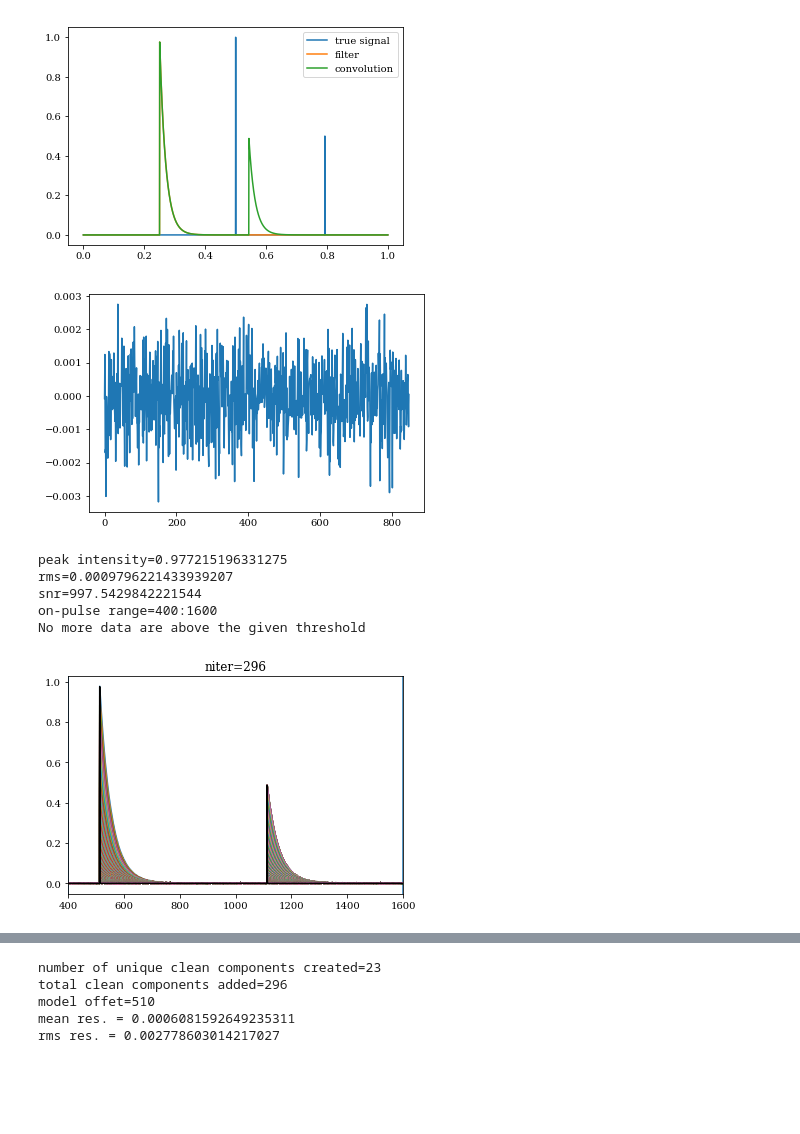
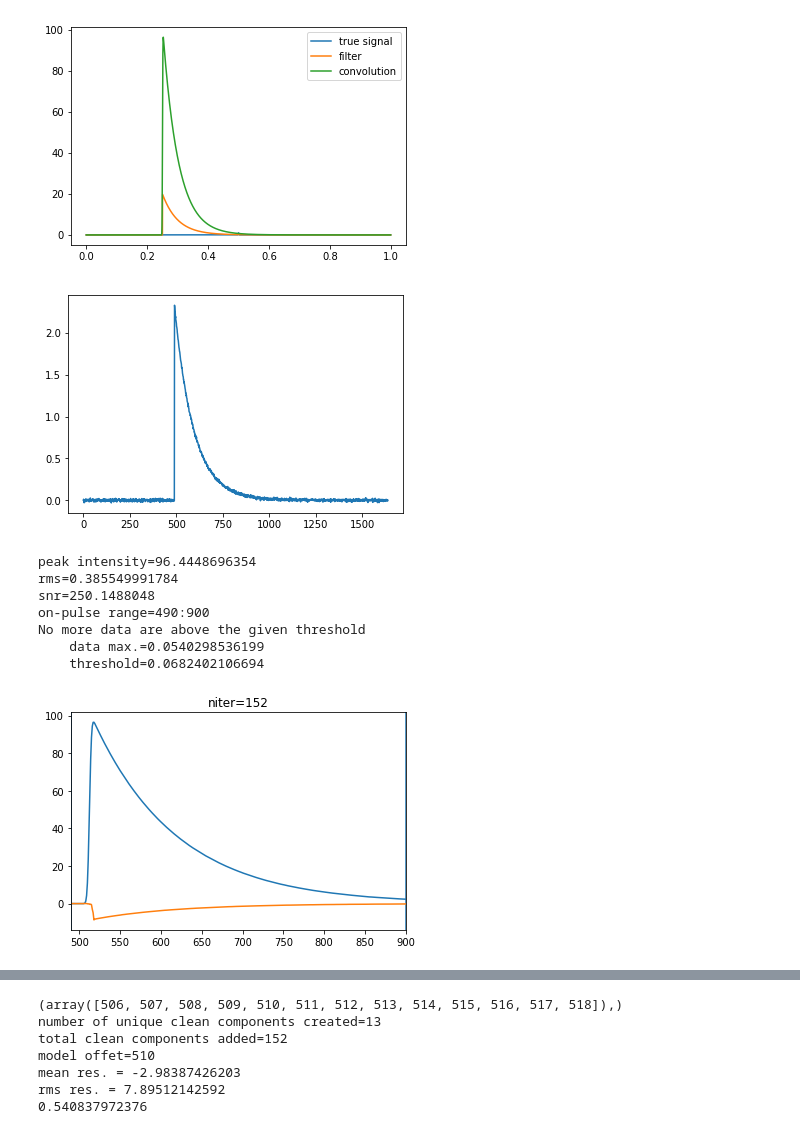
Before and after one commit to bwmeyers/tauclean, a Jupyter notebook: tauclean.ipynb, the cells around one changed output, grey strips where cells are left out. Drawn from its saved outputs; the diff is of its cells as text; code cells hidden in the pictures; blank space fills up the shorter version.

Commit message:
Continued playing with getting deconvolution residuals to be noise-like. No success.

```diff
--- a/tauclean.ipynb
+++ b/tauclean.ipynb
@@ -29,4 +31,14 @@ def keep_cleaning(on, off, threshold=2.0, verbose=False):
         return False
+# %%
+def gaussian(x, mu, sigma):
+    g = (1 / (np.sqrt(2) * sigma)) * np.exp(-(x - mu)**2 / (2 * sigma**2))
+    return g / g.max()
+# %%
+def pbf1(x, x0, tau):
+    h = (1 / tau) * np.exp(-(x-x0)/tau)
+    h[x <= x0] = 0
+
+    return h
 # %%
 ## Test deconvolution process
 np.random.seed(11111)
@@ -34,15 +46,16 @@ x = np.linspace(0, 1, 2048)
 x0 = x[x.size//4]
 
 f = np.zeros_like(x)
-f[f.size//2] = 1.0
-f[f.size//2+600] = 0.5
+f += gaussian(x, x[f.size//2], 0.001)
+#f[f.size//2] = 1.0
+#f[f.size//2+600] = 0.5
 
 response = np.zeros_like(f)
 response[response.size//2] = 1.0 # i.e. assume response is a delta function
 
-tau = 0.02
-h = np.exp(-(x-x0)/tau)
-h[x <= x0] = 0
+tau = 0.05
+h = pbf1(x, x0, tau)
+
 
 g = np.convolve(f, h, mode="full")
 g = np.roll(g[g.size//4:3*g.size//4], -1)
@@ -58,13 +71,14 @@ loop = True
 niter = 0
 
 # Create an empty array of shape and type of data to store clean components
-data = np.copy(g) + np.random.normal(0, 0.001, g.size)
+data = np.copy(g) + np.random.normal(0, 0.01, g.size)
 data_init = np.copy(data)
+nbins = len(data_init)
 clean_components = np.zeros_like(data)
 gain = 0.05
 filter_guess = np.exp(-(x-x0)/tau)
 
-on_lims = (400, 1600)
+on_lims = (490, 900)
 offpulse = np.concatenate((data[:on_lims[0]], data[on_lims[1]:]))
 init_rms = np.std(offpulse)
 
@@ -110,48 +124,63 @@ while loop and niter < 1000:
 
     loop = keep_cleaning(onpulse, offpulse, threshold=thresh, verbose=True)
 
-    plt.plot(cleaned)
+    #plt.plot(cleaned)
     #plt.plot(component, color="r")
     data = np.copy(cleaned)
 
-plt.plot(clean_components, color="k")
+
+plt.plot(cleaned)
 plt.title("niter={0}".format(niter))
 plt.xlim(on_lims)
 plt.show()
 
+plt.plot(clean_components, color="k")
+plt.yscale("log", clip=True)
+plt.xlim(on_lims)
+plt.title("Clean components")
+plt.show()
+
+print(np.nonzero(clean_components))
 print("number of unique clean components created={0}".format(np.count_nonzero(clean_components)))
 print("total clean components added={0}".format(niter))
 
 model = np.convolve(clean_components, h, mode="same")
 model_offset = abs(np.argmax(model) - np.argmax(data_init))
 print("model offet={0}".format(model_offset))
 model = np.roll(model, model_offset)
 
 residuals = data_init - model
 
+
 offpulse = np.concatenate((residuals[:on_lims[0]], residuals[on_lims[1]:]))
-mean_offpulse = np.mean(residuals)
-rms_offpulse = np.std(residuals)
+mean_offpulse = np.mean(offpulse)
+rms_offpulse = np.std(offpulse)
 print("mean res. = {0}".format(mean_offpulse))
 print("rms res. = {0}".format(rms_offpulse))
 upper = mean_offpulse + thresh*rms_offpulse
 lower = mean_offpulse - thresh*rms_offpulse
 
-plt.plot(data_init, label="data")
+print(residuals.max() / rms_offpulse)
+
+
+#plt.plot(data_init, label="data")
 plt.plot(residuals, label="residuals")
 plt.plot(model, label="model")
-plt.fill_between(np.linspace(0, len(model)-1, len(model)), lower, upper)
+plt.fill_between(np.linspace(0, len(model)-1, len(model)), lower, upper, color="0.8")
 plt.axvline(on_lims[0], color="k")
 plt.axvline(on_lims[1], color="k")
-plt.xlim(450,550)
+plt.ylim(-0.05, 0.1)
+plt.xlim(on_lims)
 plt.legend()
 plt.show()
 # %% [output]
-[figure, old version]
+[figure, new version]
-[figure, old version]
+[figure, new version]
-peak intensity=0.977215196331275
-rms=0.0009796221433939207
-snr=997.5429842221544
-on-pulse range=400:1600
+peak intensity=96.4448696354
+rms=0.385549991784
+snr=250.1488048
+on-pulse range=490:900
 No more data are above the given threshold
+    data max.=0.0540298536199
+    threshold=0.0682402106694
-[figure, old version]
+[figure, new version]
@@ -158,5 +188,7 @@ No more data are above the given threshold
-number of unique clean components created=23
-total clean components added=296
+(array([506, 507, 508, 509, 510, 511, 512, 513, 514, 515, 516, 517, 518]),)
+number of unique clean components created=13
+total clean components added=152
 model offet=510
-mean res. = 0.0006081592649235311
-rms res. = 0.002778603014217027
+mean res. = -2.98387426203
+rms res. = 7.89512142592
+0.540837972376
```
Also changed, not shown: parts of 2 cells of this notebook.
